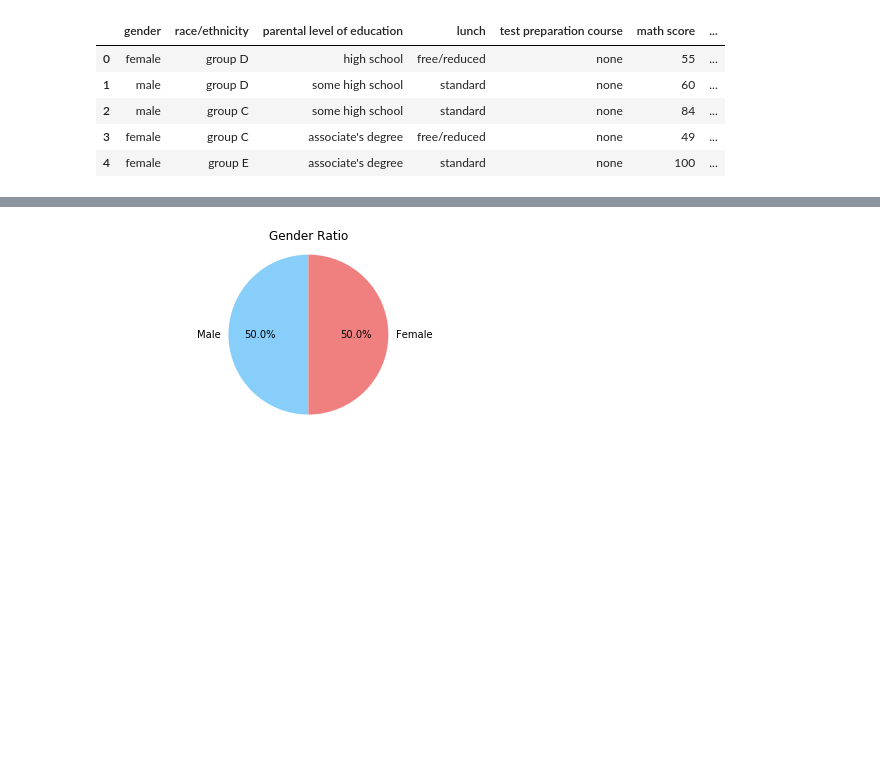
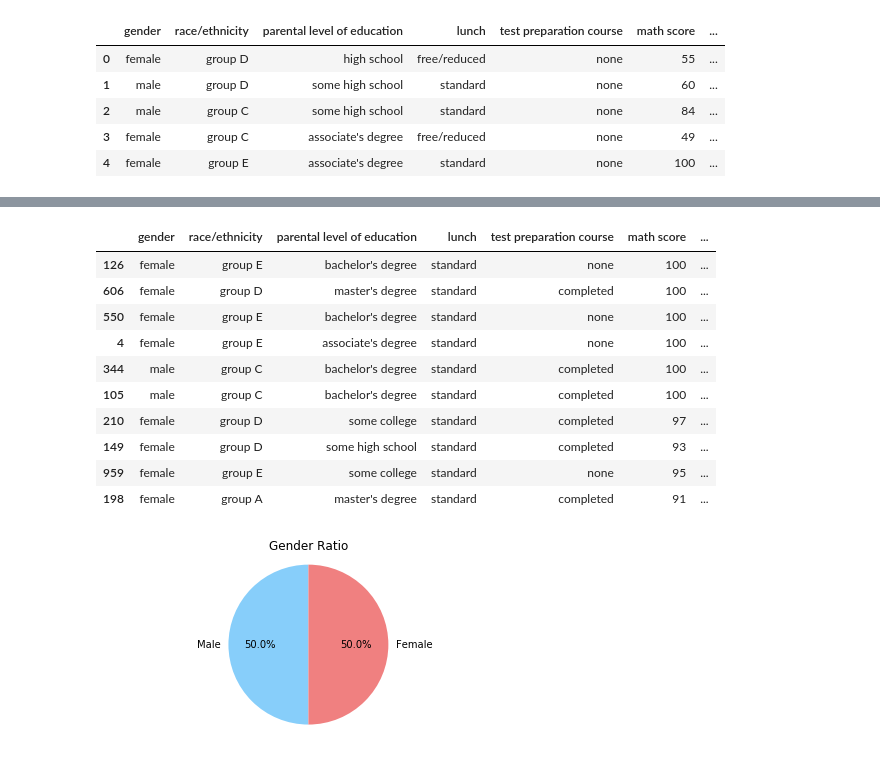
Before and after one commit to kyle1903/cuni_sw_project, a Jupyter notebook: pandas.ipynb, the cells around one changed output, grey strips where cells are left out. Saved outputs shown, nothing was run; the diff lists cells and outputs as text; code cells hidden in the pictures; blank space fills up the shorter version.

```diff
--- a/pandas.ipynb
+++ b/pandas.ipynb
@@ -7,0 +22,10 @@ data = pd.read_csv('exams.csv')
+# %%
+# total score = average of the 3 existing scores.
+# It will be used to determine whether a student deserves to pass the whole test, not only an individual section of the test.
+
+data['total score'] = (data['math score']+data['reading score']+data['writing score'])/3
+data['total score'] = data['total score'].astype(int)
+data.sample()
+
+# grades?
+# total score distribution?  #students, #score
@@ -24 +57,18 @@ data.isnull().sum()
+# %%
+# Race/ethnicity, parental level of education of top 10 students have? Are they mostly male, or female?
+
+sorted_data = data.sort_values(by= ['total score'],ascending = False)
+sorted_data.head(10)
+# %% [output]
+|  | gender | race/ethnicity | parental level of education | lunch | test preparation course | math score | ... |
+| 126 | female | group E | bachelor's degree | standard | none | 100 | ... |
+| 606 | female | group D | master's degree | standard | completed | 100 | ... |
+| 550 | female | group E | bachelor's degree | standard | none | 100 | ... |
+| 4 | female | group E | associate's degree | standard | none | 100 | ... |
+| 344 | male | group C | bachelor's degree | standard | completed | 100 | ... |
+| 105 | male | group C | bachelor's degree | standard | completed | 100 | ... |
+| 210 | female | group D | some college | standard | completed | 97 | ... |
+| 149 | female | group D | some high school | standard | completed | 93 | ... |
+| 959 | female | group E | some college | standard | none | 95 | ... |
+| 198 | female | group A | master's degree | standard | completed | 91 | ... |
 # %%
```
Also changed, not shown: parts of 30 cells of this notebook.
